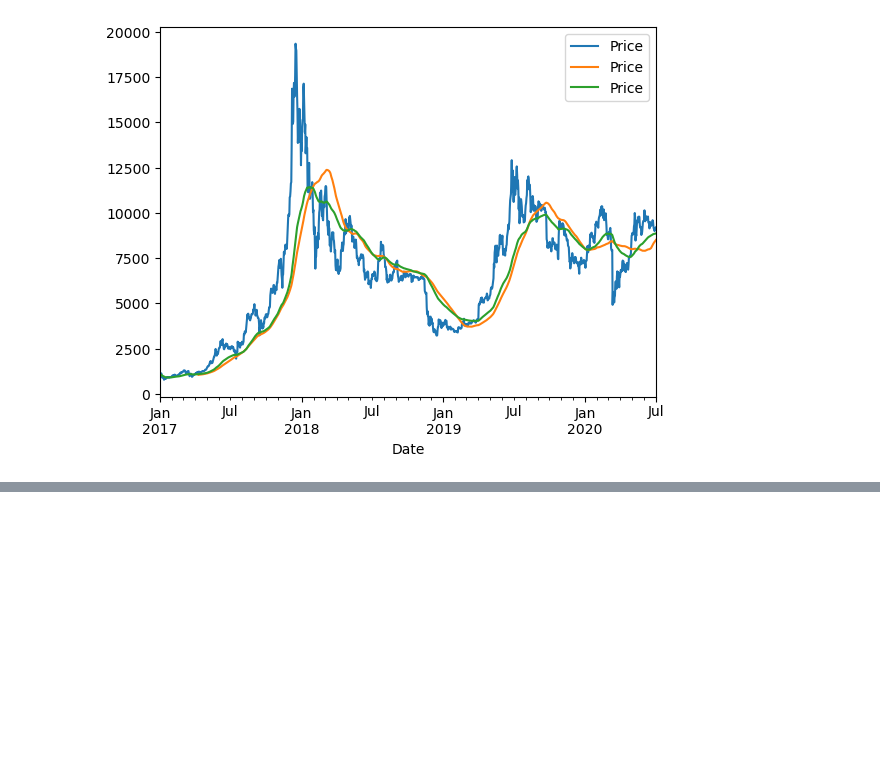
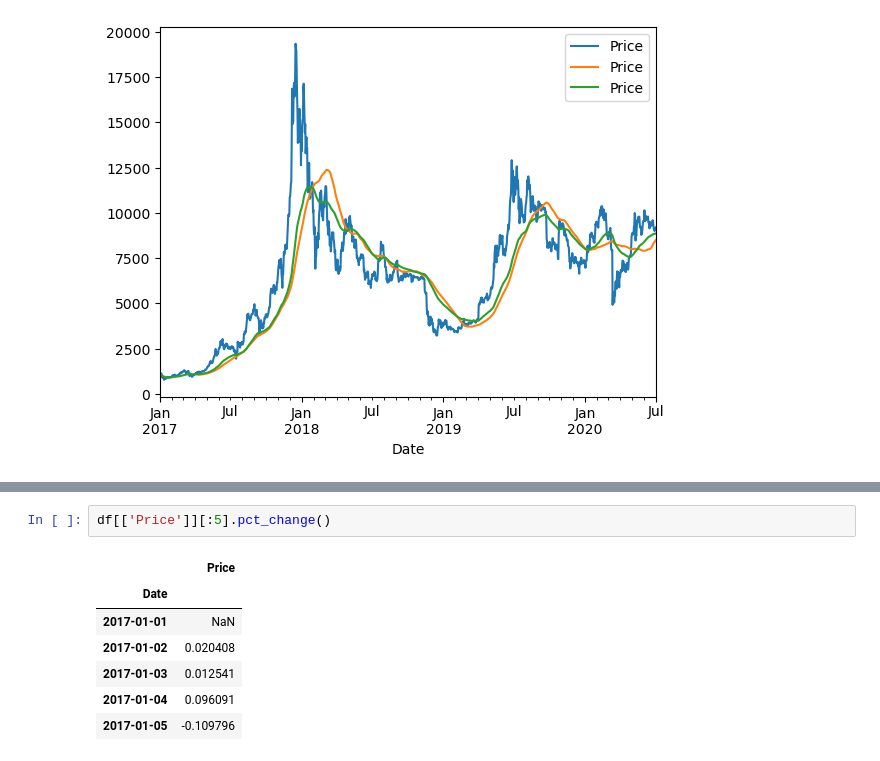
Before and after one commit to Vicedominus/time-series-analysis, a Jupyter notebook: TimeSeriesModelling/6-functions.ipynb, the cells around one changed output, grey strips where cells are left out. Drawn from its saved outputs; the diff is of its cells as text; blank space fills up the shorter version.

```diff
--- a/TimeSeriesModelling/6-functions.ipynb
+++ b/TimeSeriesModelling/6-functions.ipynb
@@ -274,0 +314,10 @@ pd.concat([df['Price'], df['Price'].rolling(window=100).mean(), df['Price'].ewm(
+# %%
+df[['Price']][:5].pct_change()
+# %% [output]
+|  | Price |
+| Date |  |
+| 2017-01-01 | NaN |
+| 2017-01-02 | 0.020408 |
+| 2017-01-03 | 0.012541 |
+| 2017-01-04 | 0.096091 |
+| 2017-01-05 | -0.109796 |
```
Also changed, not shown: parts of 7 cells of this notebook, 16 other files.
